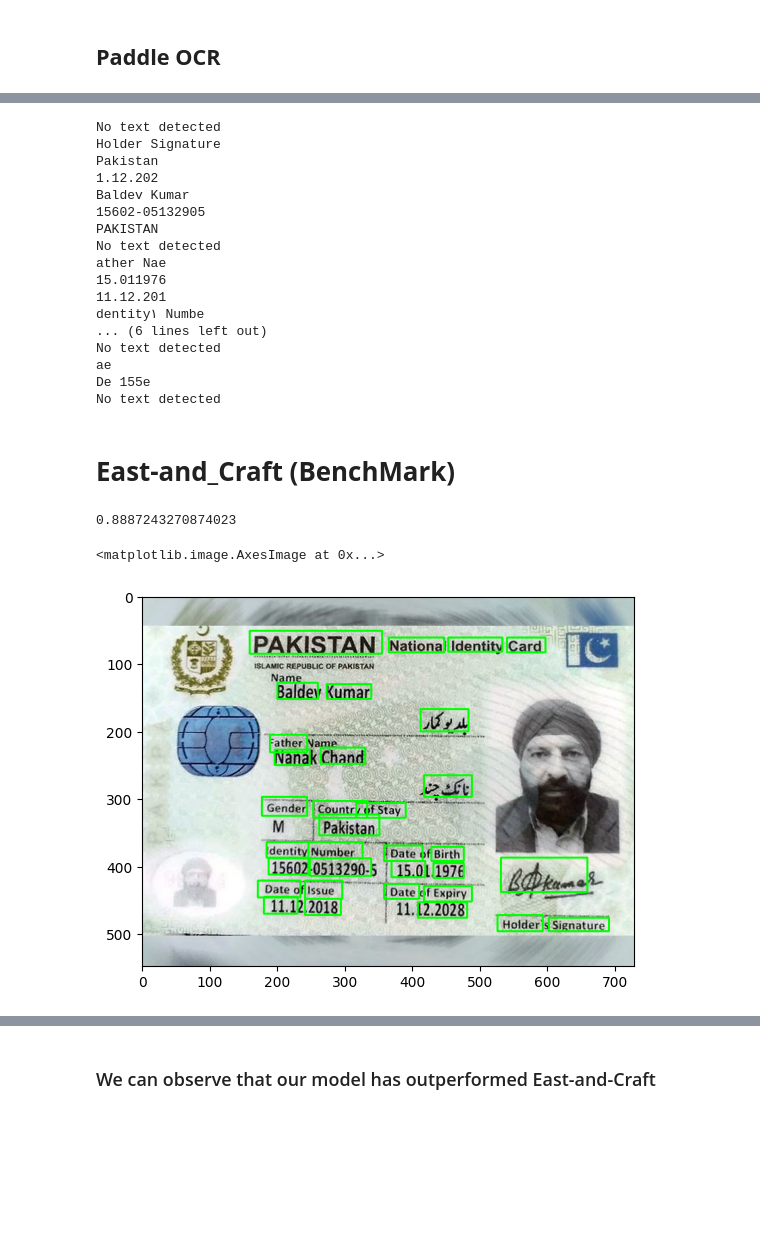
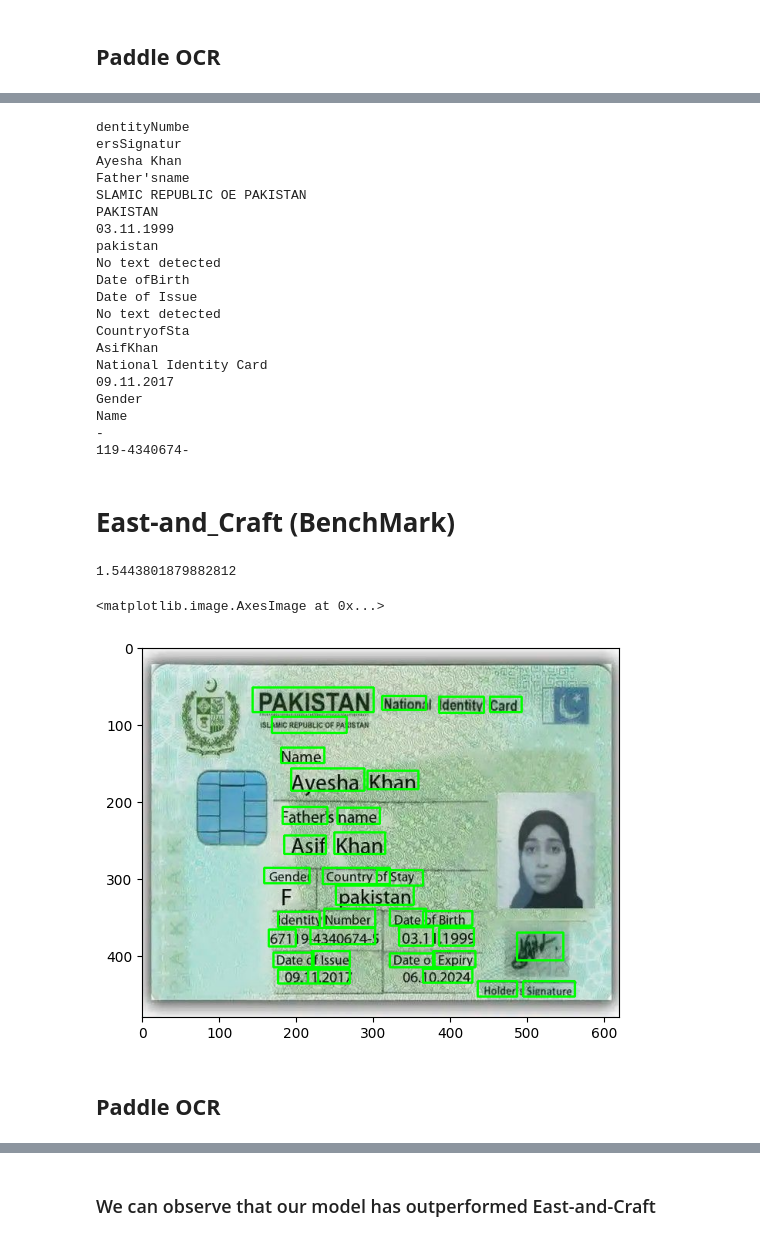
Before and after one commit to Ammariii08/ML1_Bootcamp, a Jupyter notebook: CNIC_Text_Extraction_Ammar_Rizwan/ID_Card_Text_Extraction_Ammar_Rizwan.ipynb, the cells around one changed output, grey strips where cells are left out. Cells and saved outputs as stored; diff of their text form; code cells hidden in the pictures; blank space fills up the shorter version.

```diff
--- a/CNIC_Text_Extraction_Ammar_Rizwan/ID_Card_Text_Extraction_Ammar_Rizwan.ipynb
+++ b/CNIC_Text_Extraction_Ammar_Rizwan/ID_Card_Text_Extraction_Ammar_Rizwan.ipynb
@@ -187,7 +187,7 @@ model = YOLO("best.pt")
 ### Test model on image files
 # %%
 # Load the image
-image_path = '20.jpg'
+image_path = '4.jpg'
 image = cv2.imread(image_path)
 image = cv2.cvtColor(image, cv2.COLOR_BGR2RGB)  # Convert BGR to RGB for matplotlib
 
@@ -263,7 +263,6 @@ def apply_ocr_to_images(cropped_images, ocr_model):
 
 # Initialize PaddleOCR
 ocr = PaddleOCR(use_angle_cls=True, lang='en')
-ocr = PaddleOCR(use_angle_cls=True, lang='ur')
 
 # Apply OCR to cropped images
 extracted_texts = apply_ocr_to_images(cropped_images, ocr)
@@ -272,23 +271,26 @@ clear_output()
 for i in extracted_texts:
     print(i)
 # %% [output]
+dentityNumbe
+ersSignatur
+Ayesha Khan
+Father'sname
+SLAMIC REPUBLIC OE PAKISTAN
+PAKISTAN
+03.11.1999
+pakistan
 No text detected
-Holder Signature
-Pakistan
-1.12.202
-Baldev Kumar
-15602-05132905
-PAKISTAN
+Date ofBirth
+Date of Issue
 No text detected
-ather Nae
-15.011976
-11.12.201
-dentity١ Numbe
-... (6 lines left out)
-No text detected
-ae
-De 155e
-No text detected
+CountryofSta
+AsifKhan
+National Identity Card
+09.11.2017
+Gender
+Name
+-
+119-4340674-
 # %% [markdown]
 # **East-and_Craft (BenchMark)**
 # %%
@@ -371,33 +373,35 @@ def east_detect(image):
             endY = int(offsetY - (sin * xData1[x]) + (cos * xData2[x]))
             startX = int(endX - w)
             startY = int(endY - h)
             # add the bounding box coordinates and probability score to
             # our respective lists
             rects.append((startX, startY, endX, endY))
             confidences.append(scoresData[x])
 
     boxes = non_max_suppression(np.array(rects), probs=confidences)
     # loop over the bounding boxes
     for (startX, startY, endX, endY) in boxes:
         # scale the bounding box coordinates based on the respective
         # ratios
         startX = int(startX * rW)
         startY = int(startY * rH)
         endX = int(endX * rW)
         endY = int(endY * rH)
         # draw the bounding box on the image
         cv2.rectangle(orig, (startX, startY), (endX, endY), (0, 255, 0), 2)
 
 
     print(time.time() - start)
     return orig
 
-image = cv2.imread("20.jpg")
+image = cv2.imread("4.jpg")
 
 out_image = east_detect(image)
 
 plt.imshow(out_image)
 # %% [output]
-0.8887243270874023
+1.5443801879882812
 <matplotlib.image.AxesImage at 0x...>
-[figure, old version]
+[figure, new version]
+# %% [markdown]
+## **Paddle OCR**
```
Also changed, not shown: parts of 6 cells of this notebook, 3 other files.
